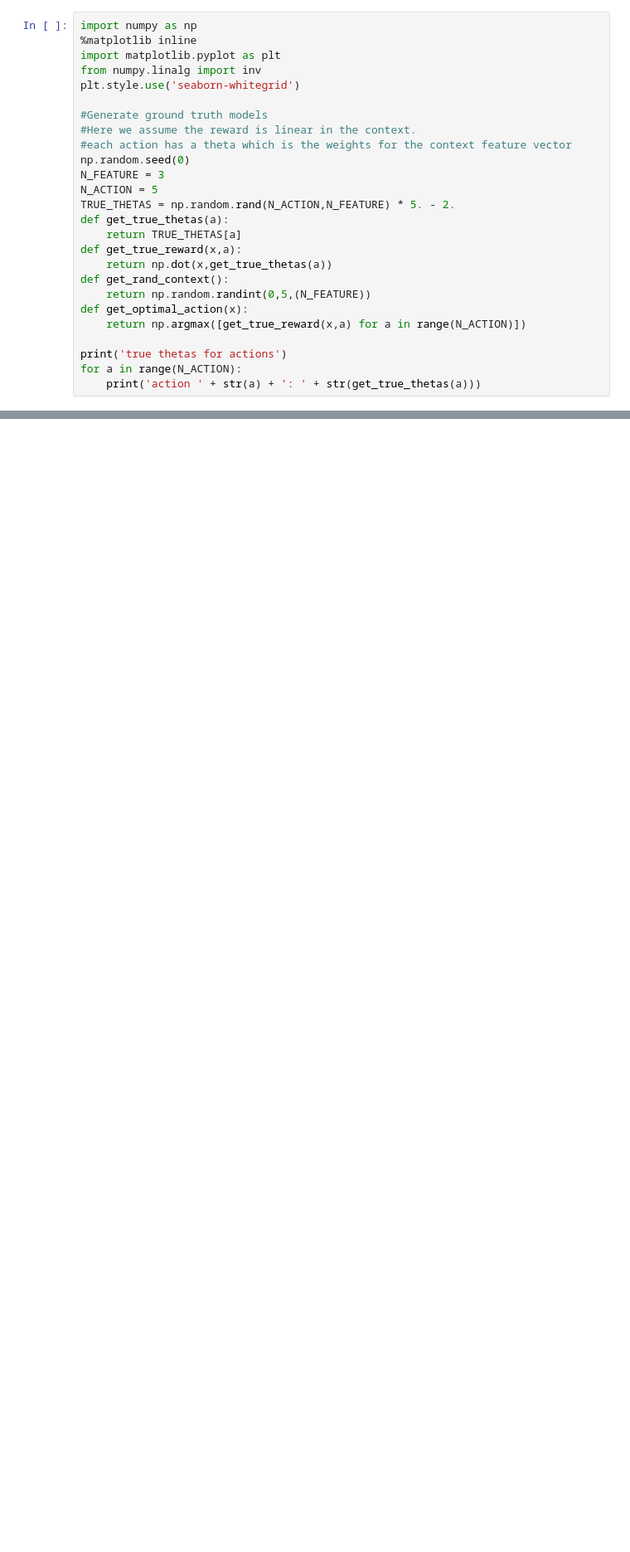
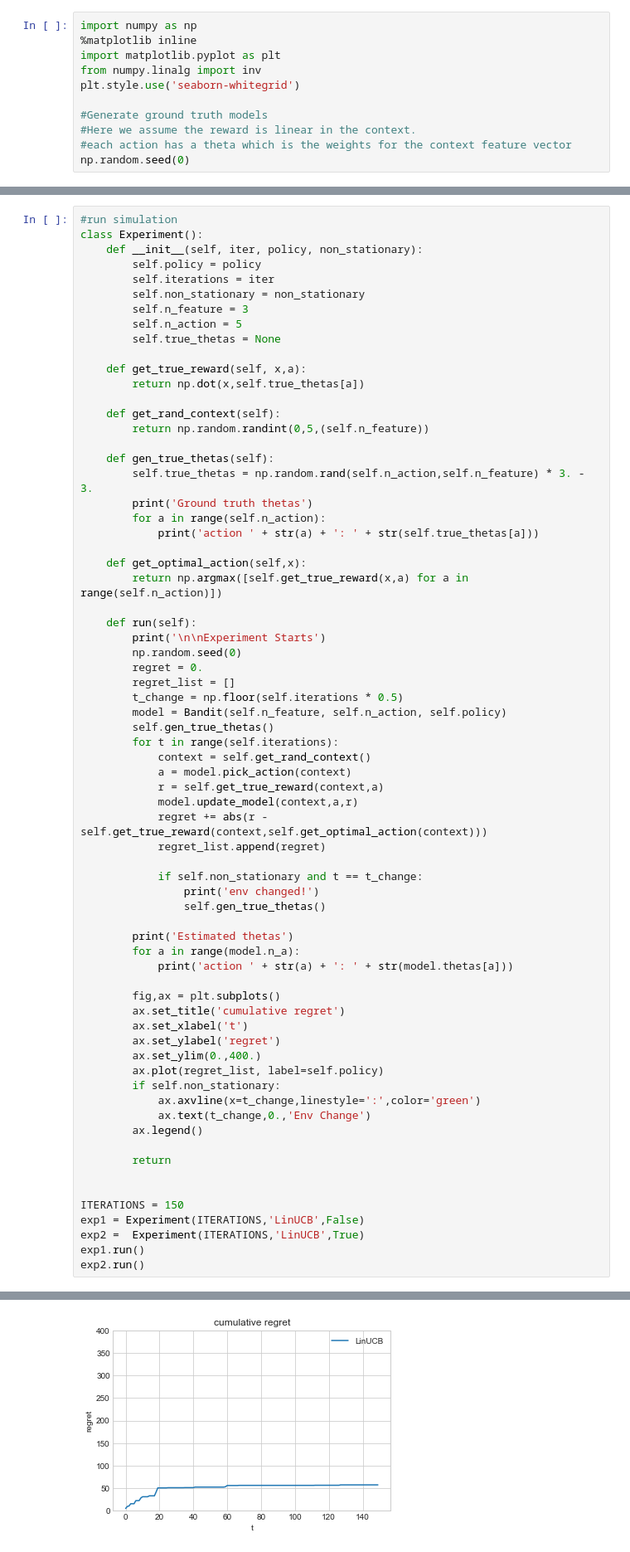
Before and after one commit to stephengou/Contextual-Multi-Armed-Bandit, a Jupyter notebook: Non-Stationary Contextual MAB.ipynb, the cells around one changed output, grey strips where cells are left out. Shown: that part at 83% size. Drawn from its saved outputs; the diff is of its cells as text; blank space fills up the shorter version.

Commit message:
implemented non-stationary env and created plots for comparison. update text

```diff
--- a/Non-Stationary Contextual MAB.ipynb
+++ b/Non-Stationary Contextual MAB.ipynb
@@ -53,18 +56,3 @@ plt.style.use('seaborn-whitegrid')
 #Here we assume the reward is linear in the context.
 #each action has a theta which is the weights for the context feature vector
 np.random.seed(0)
-N_FEATURE = 3
-N_ACTION = 5
-TRUE_THETAS = np.random.rand(N_ACTION,N_FEATURE) * 5. - 2.
-def get_true_thetas(a):
-    return TRUE_THETAS[a]
-def get_true_reward(x,a):
-    return np.dot(x,get_true_thetas(a))
-def get_rand_context():
-    return np.random.randint(0,5,(N_FEATURE))
-def get_optimal_action(x):
-    return np.argmax([get_true_reward(x,a) for a in range(N_ACTION)])
-
-print('true thetas for actions')
-for a in range(N_ACTION):
-    print('action ' + str(a) + ': ' + str(get_true_thetas(a)))
@@ -169,0 +105,70 @@ action 4: [ 1.69780531  0.58604023 -0.52572484]
+# %%
+#run simulation
+class Experiment():
+    def __init__(self, iter, policy, non_stationary):
+        self.policy = policy
+        self.iterations = iter
+        self.non_stationary = non_stationary
+        self.n_feature = 3
+        self.n_action = 5
+        self.true_thetas = None
+
+    def get_true_reward(self, x,a):
+        return np.dot(x,self.true_thetas[a])
+
+    def get_rand_context(self):
+        return np.random.randint(0,5,(self.n_feature))
+
+    def gen_true_thetas(self):
+        self.true_thetas = np.random.rand(self.n_action,self.n_feature) * 3. - 3.
+        print('Ground truth thetas')
+        for a in range(self.n_action):
+            print('action ' + str(a) + ': ' + str(self.true_thetas[a]))
+
+    def get_optimal_action(self,x):
+        return np.argmax([self.get_true_reward(x,a) for a in range(self.n_action)])
+
+    def run(self):
+        print('\n\nExperiment Starts')
+        np.random.seed(0)
+        regret = 0.
+        regret_list = []
+        t_change = np.floor(self.iterations * 0.5)
+        model = Bandit(self.n_feature, self.n_action, self.policy)
+        self.gen_true_thetas()
+        for t in range(self.iterations):
+            context = self.get_rand_context()
+            a = model.pick_action(context)
+            r = self.get_true_reward(context,a)
+            model.update_model(context,a,r)
+            regret += abs(r - self.get_true_reward(context,self.get_optimal_action(context)))
+            regret_list.append(regret)
+
+            if self.non_stationary and t == t_change:
+                print('env changed!')
+                self.gen_true_thetas()
+
+        print('Estimated thetas')
+        for a in range(model.n_a):
+            print('action ' + str(a) + ': ' + str(model.thetas[a]))
+
+        fig,ax = plt.subplots()
+        ax.set_title('cumulative regret')
+        ax.set_xlabel('t')
+        ax.set_ylabel('regret')
+        ax.set_ylim(0.,400.)
+        ax.plot(regret_list, label=self.policy)
+        if self.non_stationary:
+            ax.axvline(x=t_change,linestyle=':',color='green')
+            ax.text(t_change,0.,'Env Change')
+        ax.legend()
+
+        return
+
+
+ITERATIONS = 150
+exp1 = Experiment(ITERATIONS,'LinUCB',False)
+exp2 =  Experiment(ITERATIONS,'LinUCB',True)
+exp1.run()
+exp2.run()
+# %% [output]
@@ -169,0 +192 @@ action 4: [ 1.69780531  0.58604023 -0.52572484]
+[figure, added]
```
Also changed, not shown: parts of 4 cells of this notebook.
